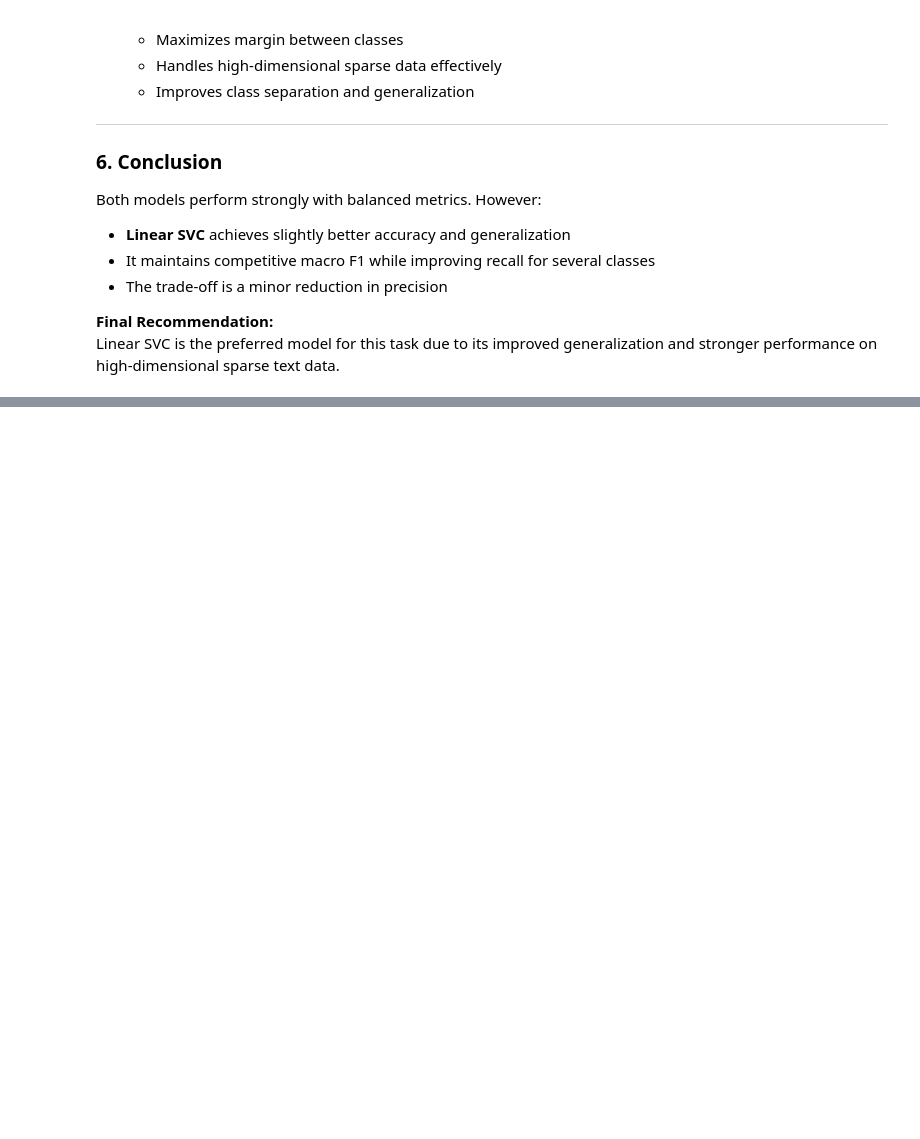
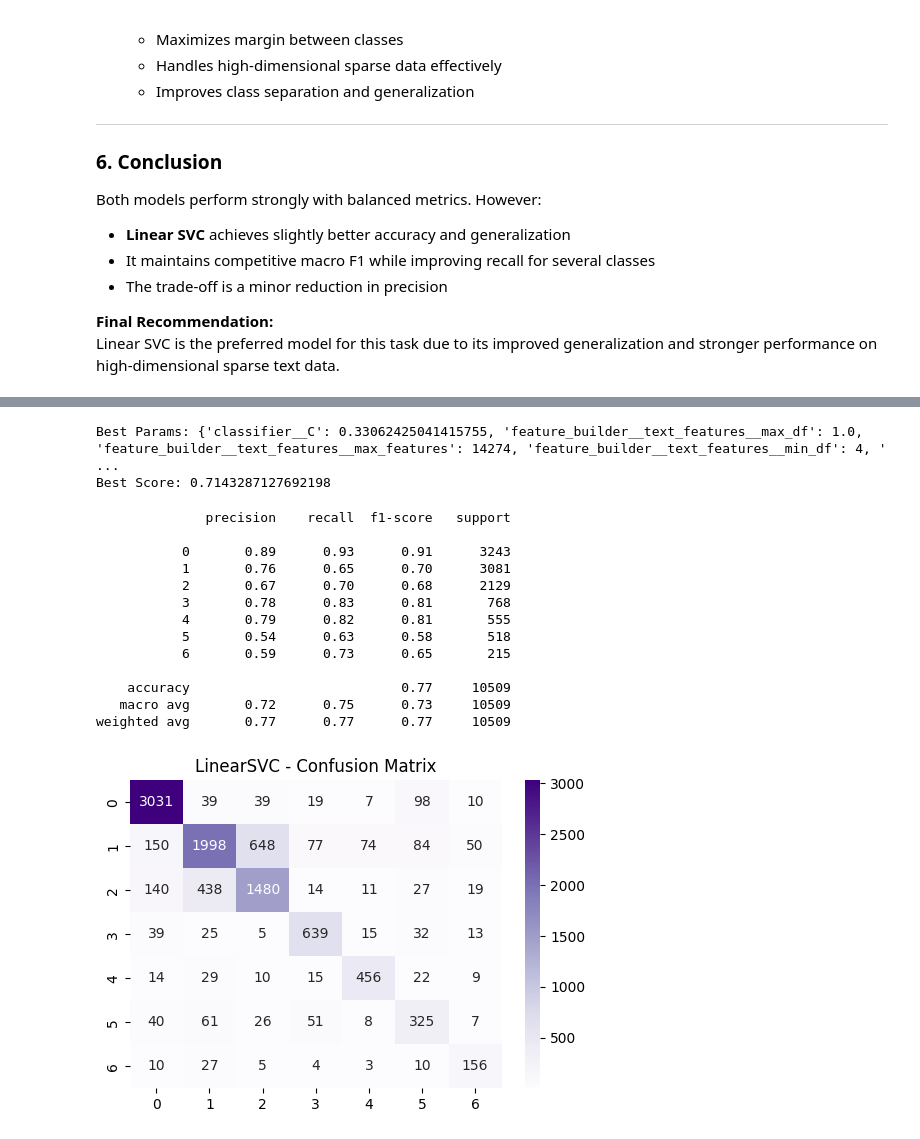
Before and after one commit to Rohit-workk/Mental-Health-Classification, a Jupyter notebook: Tunned_svc.ipynb, the cells around one changed output, grey strips where cells are left out. Saved outputs shown, nothing was run; the diff lists cells and outputs as text; code cells hidden in the pictures; blank space fills up the shorter version.

```diff
--- a/Tunned_svc.ipynb
+++ b/Tunned_svc.ipynb
@@ -218,0 +228,9 @@ Linear SVC is the preferred model for this task due to its improved generalizati
+# %%
+svm_pipeline = Pipeline([
+    ("feature_builder", feature_builder),
+    ("classifier", LinearSVC(
+        class_weight="balanced",
+        max_iter=5000,
+        dual="auto"
+    ))
+])
@@ -218,0 +251,15 @@ Linear SVC is the preferred model for this task due to its improved generalizati
+# %%
+from sklearn.model_selection import RandomizedSearchCV
+
+svm_search = RandomizedSearchCV(
+    svm_pipeline,
+    param_distributions=param_dist,
+    n_iter=30,
+    cv=3,
+    scoring="f1_macro",
+    n_jobs=-1,
+    verbose=2,
+    random_state=42
+)
+# %%
+svm_search.fit(xtrain, ytrain)
@@ -218,0 +285,36 @@ Linear SVC is the preferred model for this task due to its improved generalizati
+# %%
+# lets check the best parameters
+best_svm = svm_search.best_estimator_
+print("Best Params:", svm_search.best_params_)
+print("Best Score:", svm_search.best_score_)
+# %% [output]
+Best Params: {'classifier__C': 0.33062425041415755, 'feature_builder__text_features__max_df': 1.0, 'feature_builder__text_features__max_features': 14274, 'feature_builder__text_features__min_df': 4, ' ...
+Best Score: 0.7143287127692198
+# %%
+
+# evalution of model
+y_pred = best_svm.predict(xtest)
+
+print(classification_report(ytest, y_pred))
+
+cm = confusion_matrix(ytest, y_pred)
+
+plt.figure(figsize=(6,4))
+sns.heatmap(cm, annot=True, fmt='d', cmap="Purples")
+plt.title("LinearSVC - Confusion Matrix")
+plt.show()
+# %% [output]
+              precision    recall  f1-score   support
+
+           0       0.89      0.93      0.91      3243
+           1       0.76      0.65      0.70      3081
+           2       0.67      0.70      0.68      2129
+           3       0.78      0.83      0.81       768
+           4       0.79      0.82      0.81       555
+           5       0.54      0.63      0.58       518
+           6       0.59      0.73      0.65       215
+
+    accuracy                           0.77     10509
+   macro avg       0.72      0.75      0.73     10509
+weighted avg       0.77      0.77      0.77     10509
+[figure, added]
```
Also changed, not shown: parts of 5 cells of this notebook.
